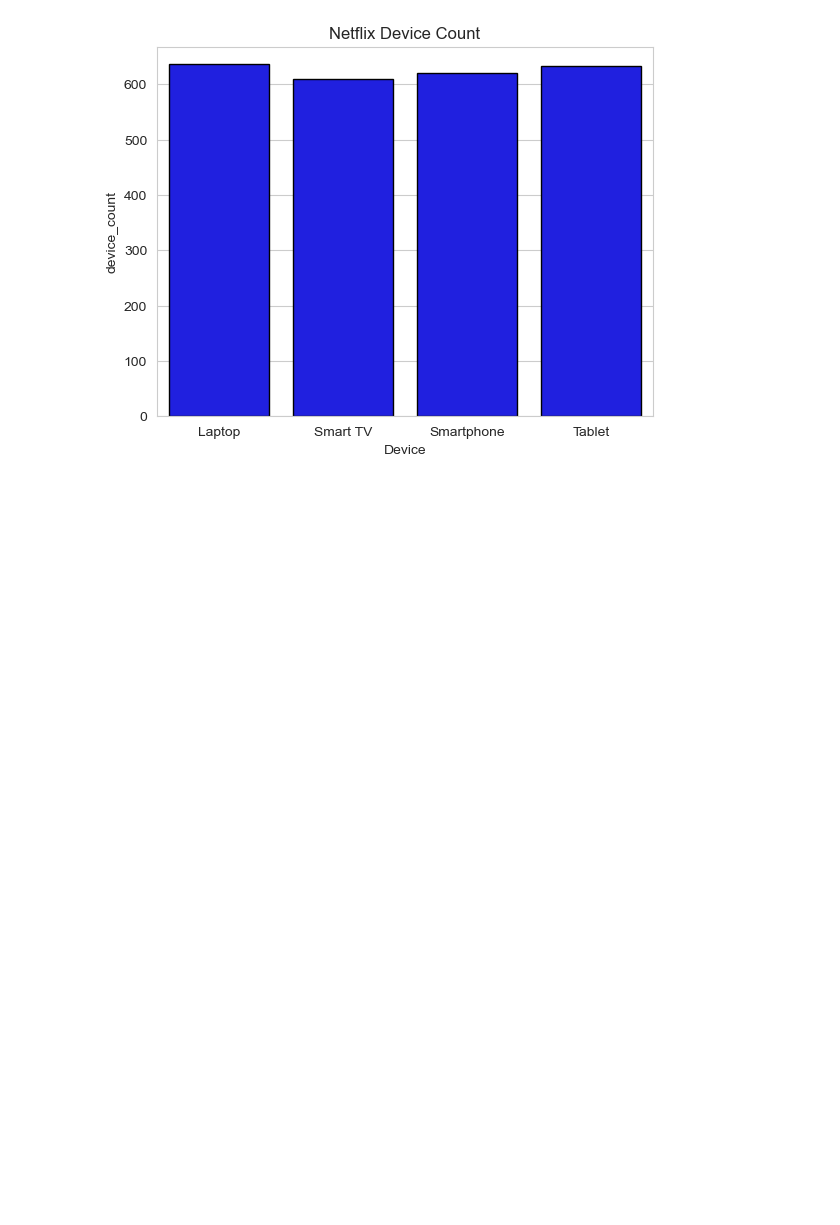
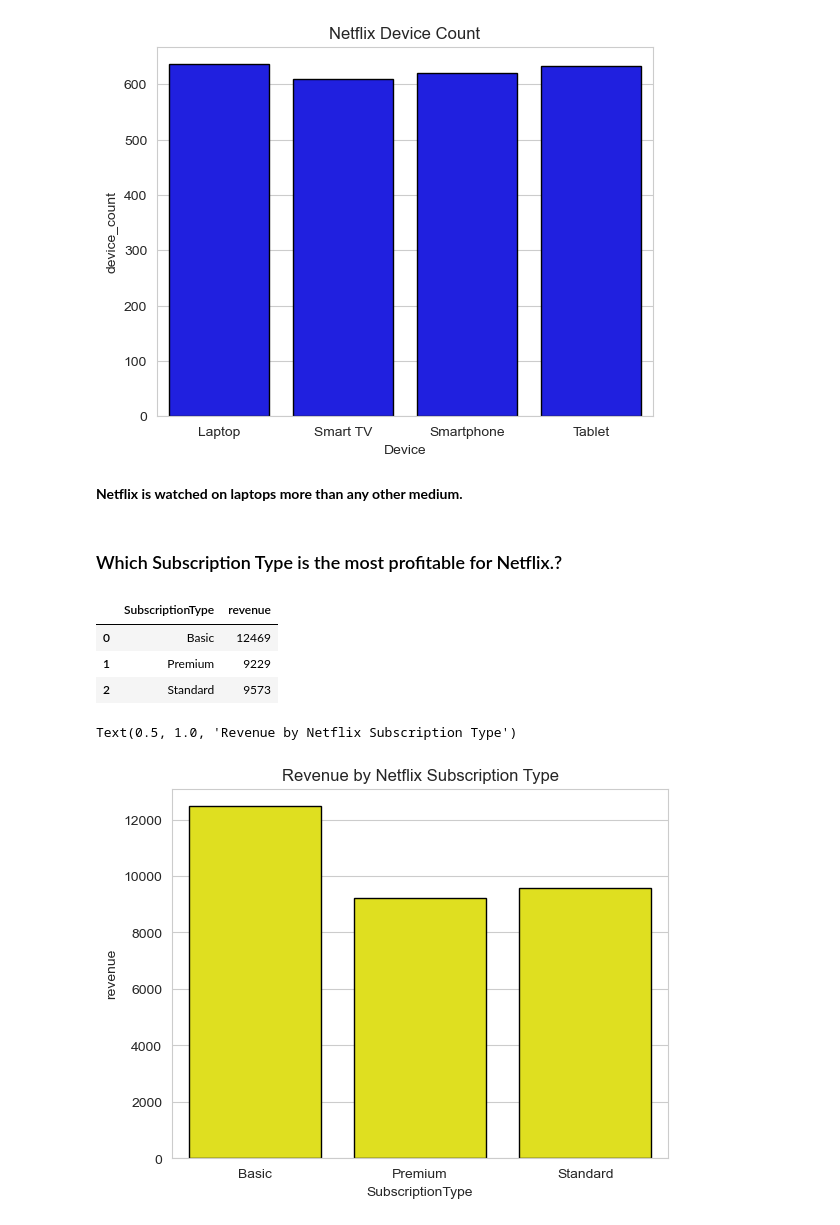
Before and after one commit to mochacookiecrumble/Netflix-userbase, a Jupyter notebook: Netflix_userbase_data_analysis.ipynb, the cells around one changed output. Drawn from its saved outputs; the diff is of its cells as text; code cells hidden in the pictures; blank space fills up the shorter version.

```diff
--- a/Netflix_userbase_data_analysis.ipynb
+++ b/Netflix_userbase_data_analysis.ipynb
@@ -84,3 +86,25 @@ plt.title("Netflix Device Count")
 # %% [output]
 Text(0.5, 1.0, 'Netflix Device Count')
 [figure]
+# %% [markdown]
+**Netflix is watched on laptops more than any other medium.**
+# %% [markdown]
+### Which Subscription Type is the most profitable for Netflix.?
+# %%
+query_4 = """ SELECT SubscriptionType,SUM(MONTHLYREVENUE) AS revenue FROM netflix_userbase
+                GROUP BY SubscriptionType """
+
+money_from_subs = pd.read_sql(query_4, con=engine)
+
+money_from_subs.head()
+# %% [output]
+|  | SubscriptionType | revenue |
+| 0 | Basic | 12469 |
+| 1 | Premium | 9229 |
+| 2 | Standard | 9573 |
+# %%
+sns.barplot(data=money_from_subs, x='SubscriptionType', y='revenue', color='yellow',edgecolor='black')
+plt.title("Revenue by Netflix Subscription Type")
+# %% [output]
+Text(0.5, 1.0, 'Revenue by Netflix Subscription Type')
+[figure, added]
```
Also changed, not shown: parts of 12 cells of this notebook, 1 other file.
